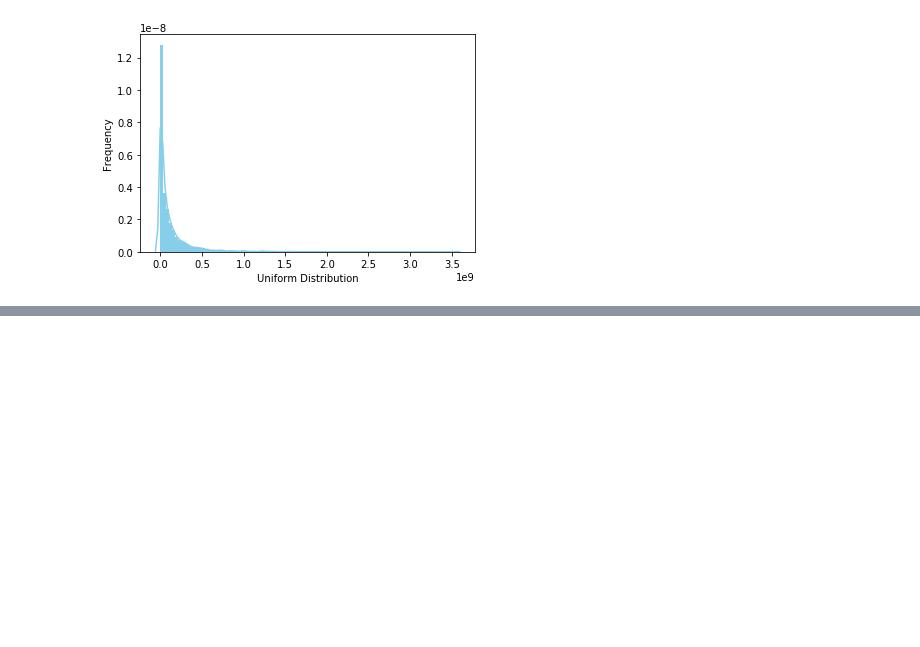
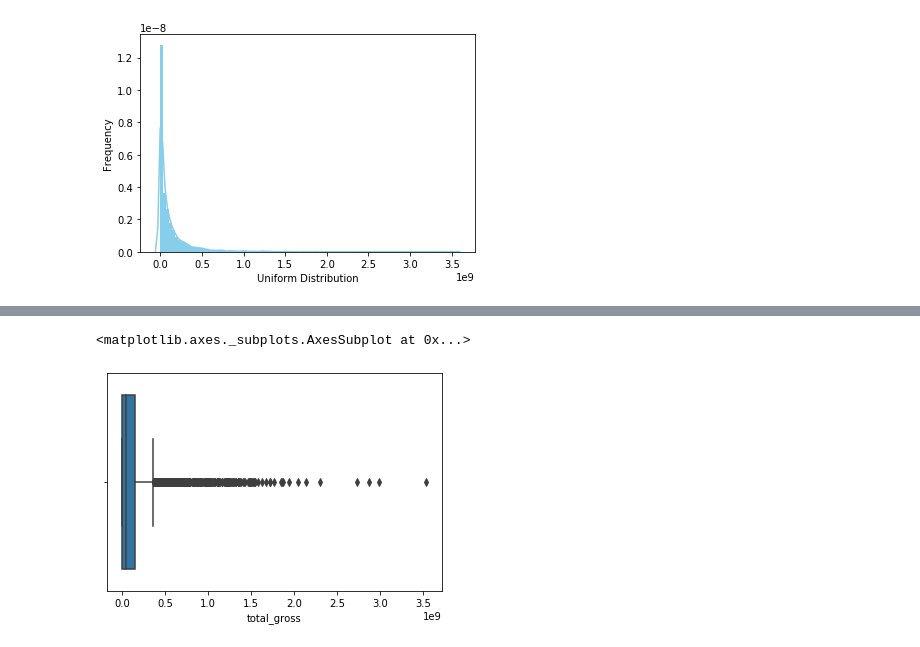
Before and after one commit to dapsavoie/dsc-mod-1-project-v2-1-online-ds-ft-120919, a Jupyter notebook: student.ipynb, the cells around one changed output, grey strips where cells are left out. Cells and saved outputs as stored; diff of their text form; code cells hidden in the pictures; blank space fills up the shorter version.

```diff
--- a/student.ipynb
+++ b/student.ipynb
@@ -610,0 +751,6 @@ ax.set(xlabel='Normal Distribution', ylabel='Frequency')
+# %%
+#boxplot of total_gross
+sns.boxplot(tn_movies_budgets['total_gross'])
+# %% [output]
+<matplotlib.axes._subplots.AxesSubplot at 0x...>
+[figure, added]
```
Also changed, not shown: parts of 32 cells of this notebook.
